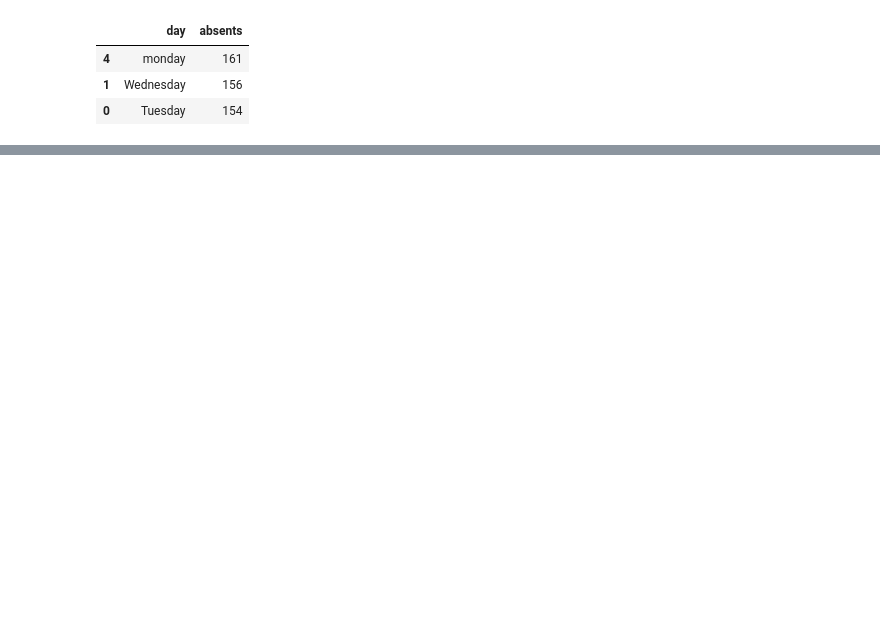
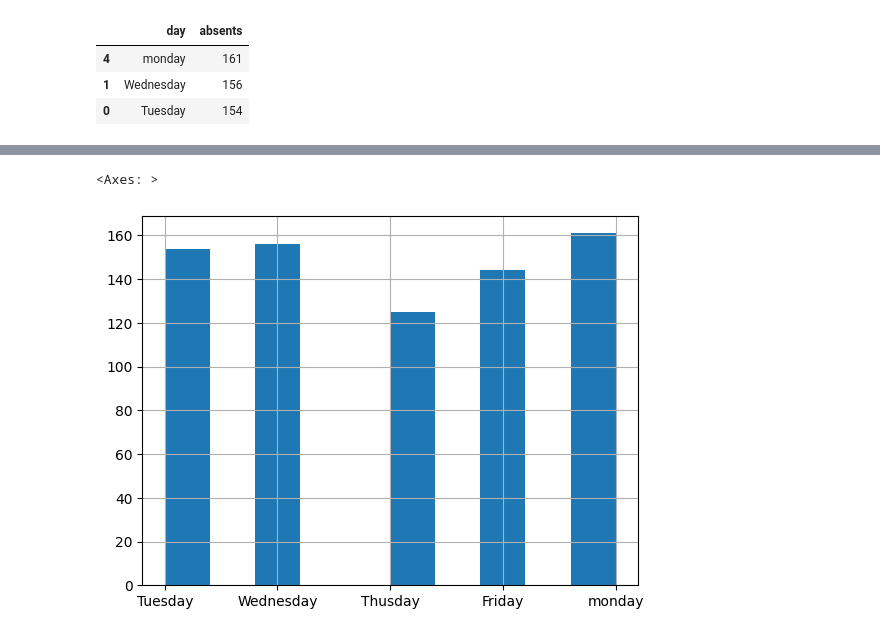
Before and after one commit to mohdshahbaaz059/data-science-project, a Jupyter notebook: Exploratory_Data_Analysis.ipynb, the cells around one changed output, grey strips where cells are left out. Saved outputs shown, nothing was run; the diff lists cells and outputs as text; code cells hidden in the pictures; blank space fills up the shorter version.

```diff
--- a/Exploratory_Data_Analysis.ipynb
+++ b/Exploratory_Data_Analysis.ipynb
@@ -196,0 +280,5 @@ table
+# %%
+df['Day of the week'].hist()
+# %% [output]
+<Axes: >
+[figure, added]
```
Also changed, not shown: parts of 88 cells of this notebook.
